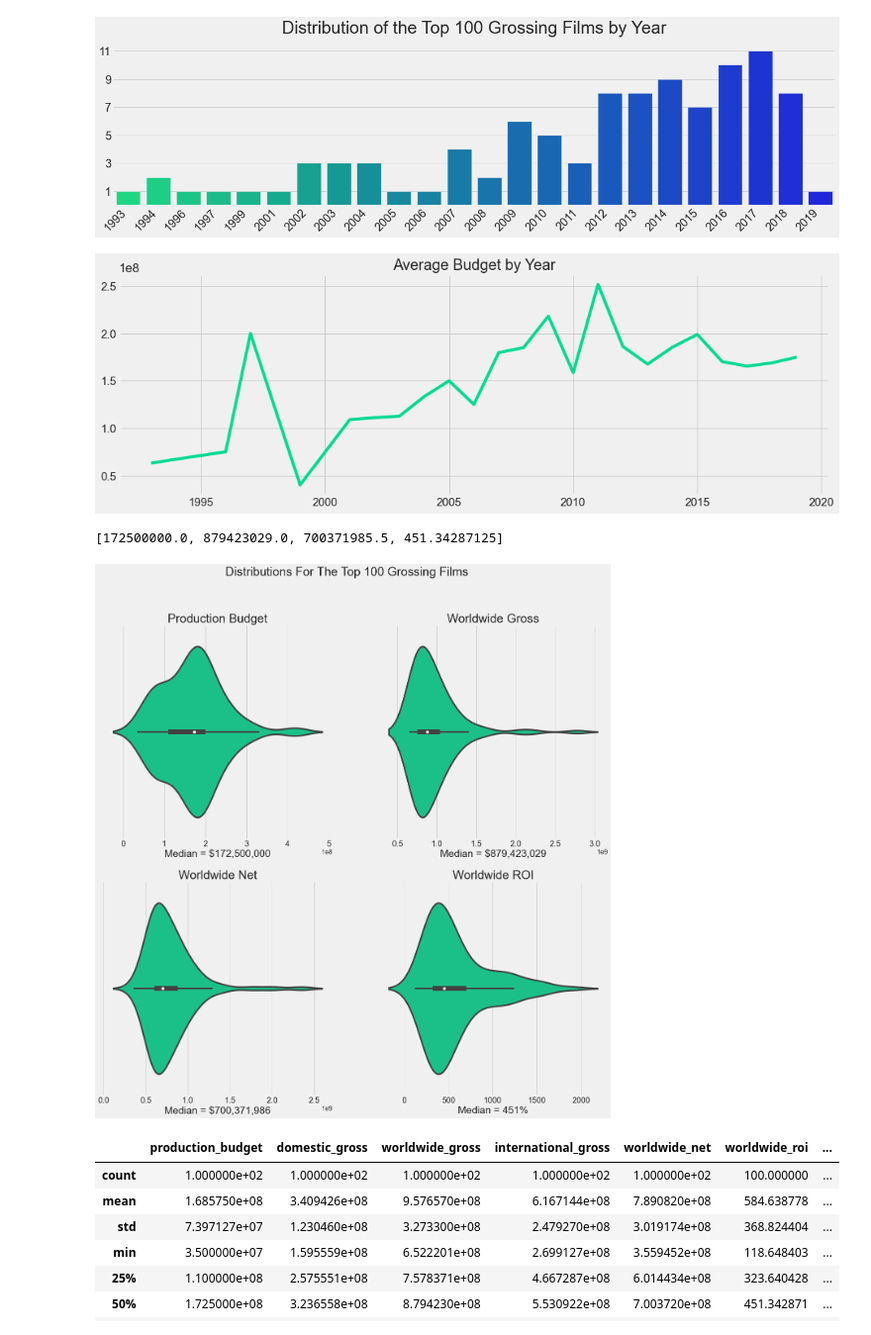
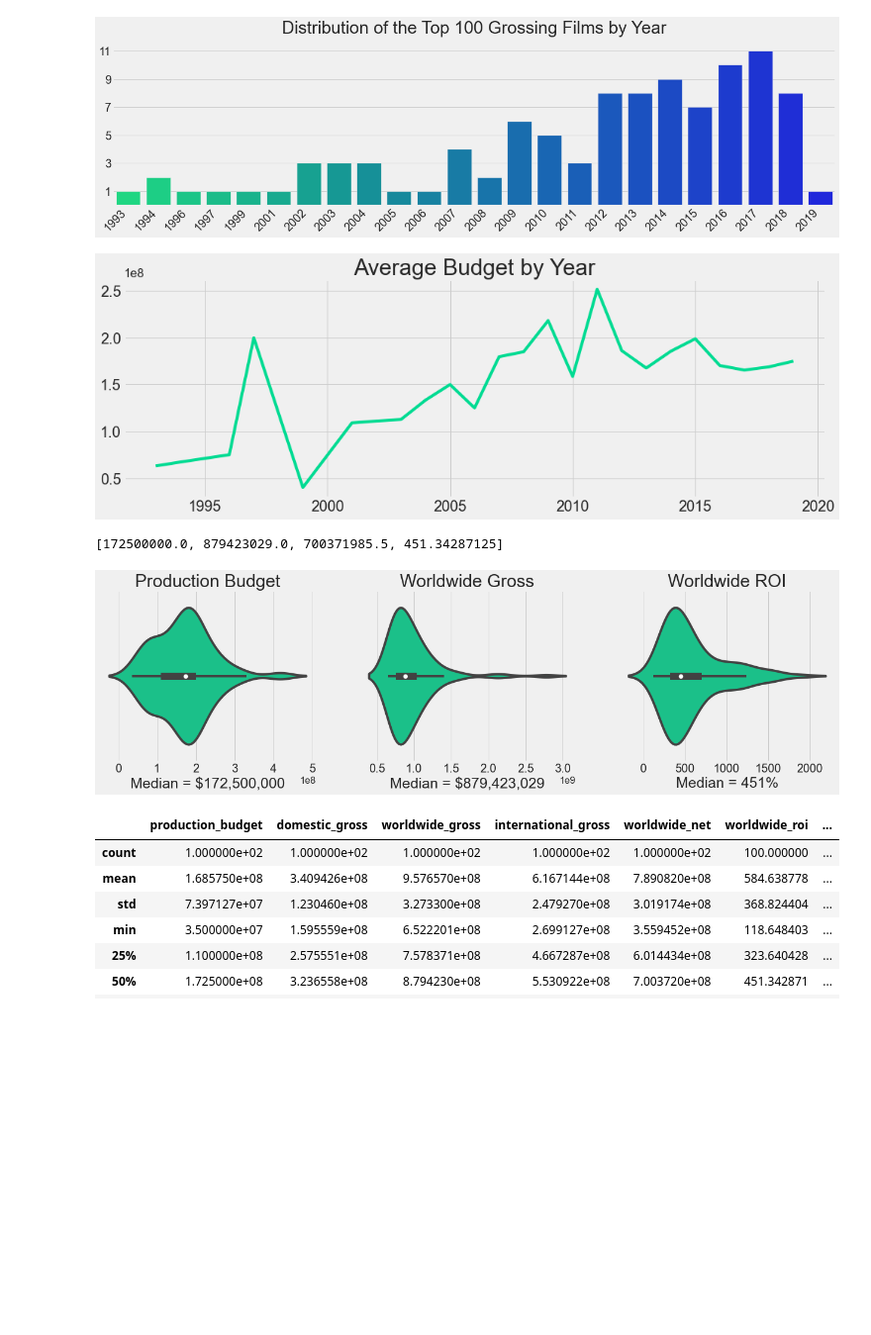
Before and after one commit to jeffreyhwatson/MS_Box_Office_Insights, a Jupyter notebook: MS_Box_Office_Insights.ipynb, the cells around one changed output. Shown at 99% size. Saved outputs shown, nothing was run; the diff lists cells and outputs as text; code cells hidden in the pictures; blank space fills up the shorter version.

```diff
--- a/MS_Box_Office_Insights.ipynb
+++ b/MS_Box_Office_Insights.ipynb
@@ -224,7 +224,8 @@ Index(['idx', 'rotten_tomatoes_link', 'movie_title', 'movie_info',
 # renaming columns and checking
 dfr = dfr.rename(columns = {'movie_title':'title', 'release_date':'date',\
                           'content_rating': 'rating', 'genres': 'genres',\
-                          'tomatometer_top_critics_count': 'top', 'tomatometer_fresh_critics_count': 'fresh',\
+                          'tomatometer_top_critics_count': 'top',\
+                            'tomatometer_fresh_critics_count': 'fresh',\
                           'tomatometer_rotten_critics_count': 'rotten'})
 dfr.columns
 # %% [output]
@@ -411,8 +412,10 @@ title_gross = dfr[['title', 'production_budget', 'domestic_gross', 'worldwide_gr
                    'international_gross', 'worldwide_net', 'worldwide_roi',\
                    'percent_intl', 'genres', 'year', 'month']]
 unique_gross_titles = title_gross.drop_duplicates(subset = ['title'])
-top100_gross_films = unique_gross_titles.sort_values(by='worldwide_gross', ascending=False).head(100)
-top20_gross_films = unique_gross_titles.sort_values(by='worldwide_gross', ascending=False).head(20)
+top100_gross_films = unique_gross_titles.sort_values(by='worldwide_gross',\
+                                                     ascending=False).head(100)
+top10_gross_films = unique_gross_titles.sort_values(by='worldwide_gross',\
+                                                    ascending=False).head(10)
 
 #  getting count by year
 t100_count_by_year = pd.DataFrame(top100_gross_films.year.value_counts()).reset_index()
@@ -431,15 +436,17 @@ plt.show()
 # %% [output]
 [figure]
 # %%
-fig, ax = plt.subplots(figsize=(15,5))
+fig, ax = plt.subplots(figsize=(20,7))
 ax = sns.lineplot(x='year', y='production_budget', data=top100_gross_films, ci=None)
-ax.tick_params(labelsize=15)
+ax.tick_params(labelsize=20)
 ax.set_xlabel("")
 ax.set_ylabel("")
-ax.set_title( "Average Budget by Year", size=20)
+ax.set_title( "Average Budget by Year", size=30)
+plt.savefig('2_average_budgets',  bbox_inches ="tight",\
+            pad_inches = .25, transparent = False)
 plt.show()
 # %% [output]
-[figure, old version]
+[figure, new version]
 # %%
 medians = [top100_gross_films.production_budget.median(),\
           top100_gross_films.worldwide_gross.median(),\
@@ -449,27 +456,24 @@ medians
 # %% [output]
 [172500000.0, 879423029.0, 700371985.5, 451.34287125]
 # %%
-fig, axes = plt.subplots(2, 2, figsize=(20,20))
-fig.suptitle('Distributions For The Top 100 Grossing Films', size=30)
-sns.violinplot(ax=axes[0, 0], x='production_budget', data=top100_gross_films,)
-sns.violinplot(ax=axes[0, 1], x='worldwide_gross', data=top100_gross_films)
-sns.violinplot(ax=axes[1, 0], x='worldwide_net', data=top100_gross_films)
-sns.violinplot(ax=axes[1, 1], x='worldwide_roi', data=top100_gross_films)
-axes[0,0].set_title('Production Budget', size = 30)
-axes[0,1].set_title('Worldwide Gross', size = 30)
-axes[1,0].set_title('Worldwide Net', size = 30)
-axes[1,1].set_title('Worldwide ROI', size = 30)
-axes[0,0].set_xlabel('Median = $172,500,000', size=25)
-axes[0,1].set_xlabel('Median = $879,423,029', size=25)
-axes[1,0].set_xlabel('Median = $700,371,986', size=25)
-axes[1,1].set_xlabel('Median = 451%', size=25)
-axes[0,0].tick_params(axis="x", labelsize=20)
-axes[0,1].tick_params(axis="x", labelsize=20)
-axes[1,0].tick_params(axis="x", labelsize=20)
-axes[1,1].tick_params(axis="x", labelsize=20)
+fig, (ax1, ax2, ax3) = plt.subplots(1, 3, figsize=(20,7))
+sns.violinplot(ax=ax1, x='production_budget', data=top100_gross_films)
+sns.violinplot(ax=ax2, x='worldwide_gross', data=top100_gross_films)
+sns.violinplot(ax=ax3, x='worldwide_roi', data=top100_gross_films)
+# fig.suptitle('Statistic Distributions For The Top 100 Grossing Films', size=30)
+ax1.set_title('Production Budget', size = 30)
+ax2.set_title('Worldwide Gross', size = 30)
+ax3.set_title('Worldwide ROI', size = 30)
+ax1.set_xlabel('Median = $172,500,000', size=25)
+ax2.set_xlabel('Median = $879,423,029', size=25)
+ax3.set_xlabel('Median = 451%', size=25)
+ax1.tick_params(axis="x", labelsize=20)
+ax2.tick_params(axis="x", labelsize=20)
+ax3.tick_params(axis="x", labelsize=20)
+plt.savefig('3_100_gross_stats_slim',  bbox_inches ="tight", pad_inches = .25, transparent = False)
 plt.show()
 # %% [output]
-[figure, old version]
+[figure, new version]
 # %%
 # top 100 by gross basic stats
 top100_gross_films.describe()
```
Also changed, not shown: parts of 46 cells of this notebook, 9 other files.
